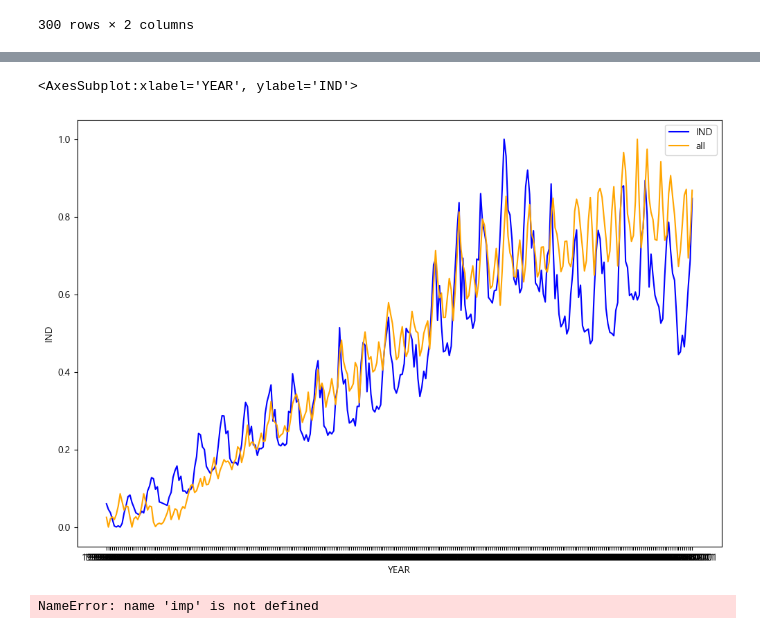
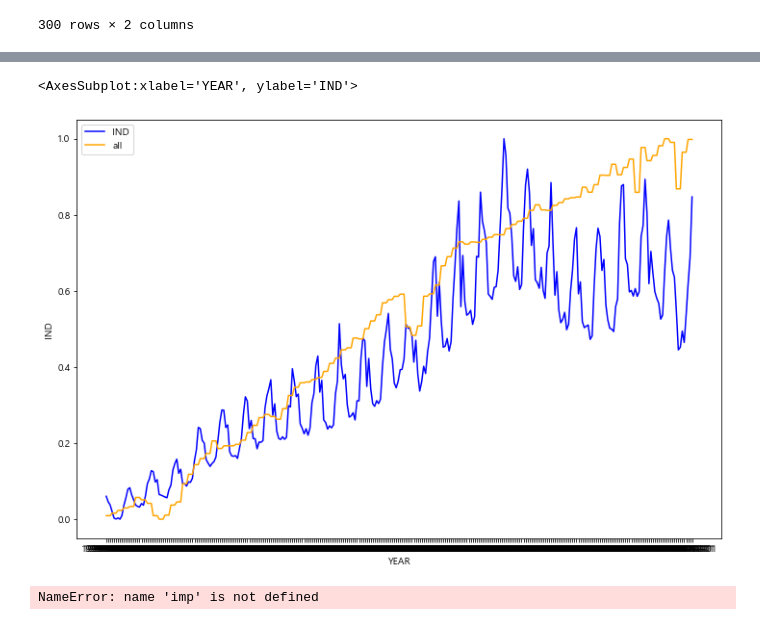
Before and after one commit to minsoo-s/03_Self_Study, a Jupyter notebook: bigstar/Model_LSTM_minsoo.ipynb, the cells around one changed output, grey strips where cells are left out. Cells and saved outputs as stored; diff of their text form; code cells hidden in the pictures.

```diff
--- a/bigstar/Model_LSTM_minsoo.ipynb
+++ b/bigstar/Model_LSTM_minsoo.ipynb
@@ -630,14 +644,14 @@ df_target.columns = ['IND','CIVIL']
 # %%
 plt.figure(figsize=(12,8))
 sns.lineplot(y=df_target['IND'], x=data['YEAR'],label='IND',color='blue')
 #sns.lineplot(y=df_target['CIVIL'], x=data['YEAR'],label='CIVIL')
 #sns.lineplot(y=df_scaled['LT'], x=data['YEAR'],label='LT')
-sns.lineplot(y=df_scaled['all'], x=data['YEAR'],label='all',color='orange')
+sns.lineplot(y=df_scaled['Value'], x=data['YEAR'],label='all',color='orange')
 #sns.lineplot(y=df_scaled['POWER_FIRE'], x=data['YEAR'],label='fire',color='orange')
 #sns.lineplot(y=df_scaled['service'], x=data['YEAR'],label='SERVICE')
 # %% [output]
 <AxesSubplot:xlabel='YEAR', ylabel='IND'>
-[figure, old version]
+[figure, new version]
 # %%
 imp
 # %% [output]
```
Also changed, not shown: parts of 9 cells of this notebook, 2 other files.
